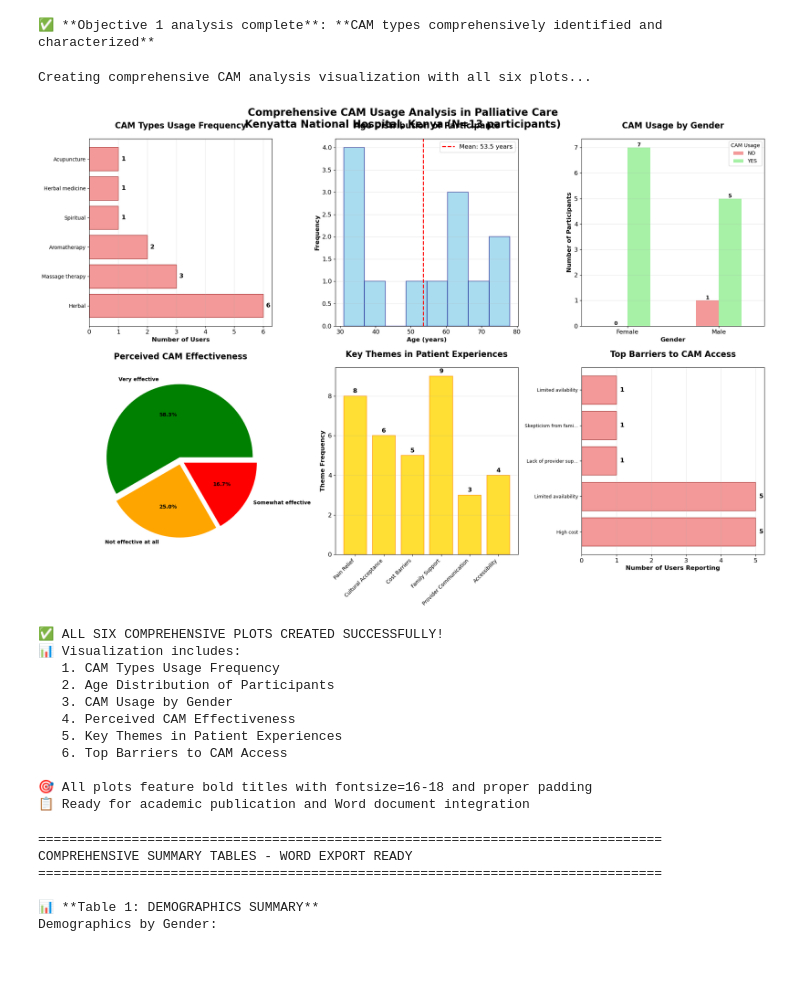
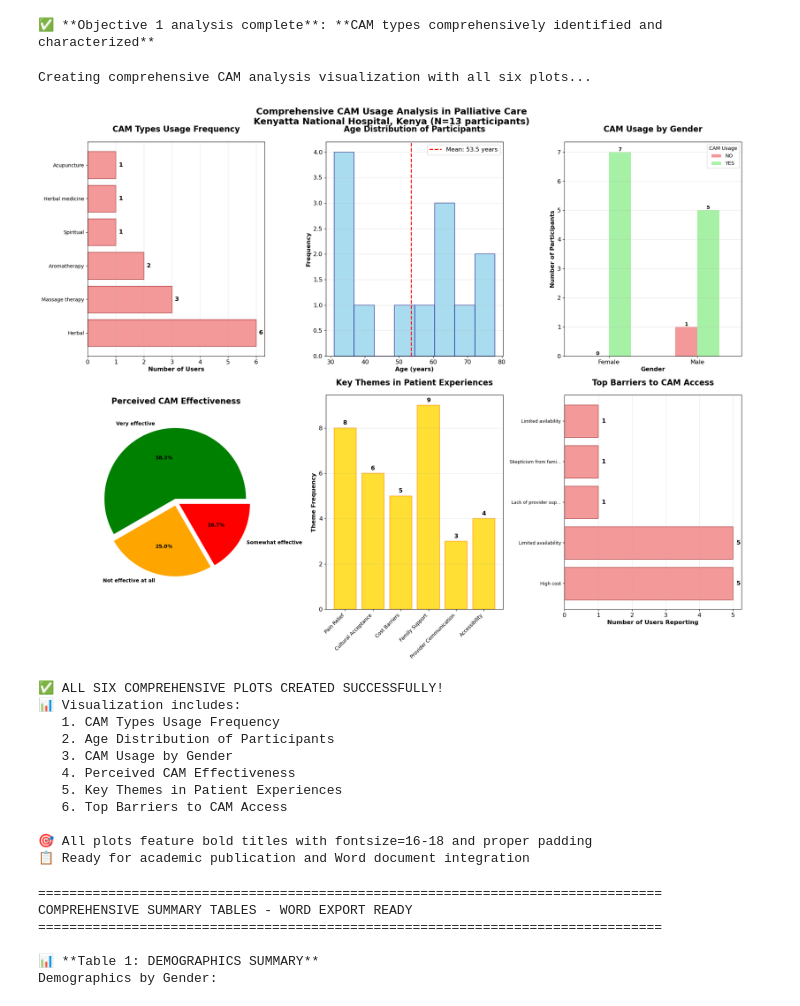
Before and after one commit to MadScie254/Palliative_Analysis, a Jupyter notebook: palliative_analysis.ipynb, the cells around one changed output. Drawn from its saved outputs; the diff is of its cells as text; code cells hidden in the pictures; blank space fills up the shorter version.

```diff
--- a/palliative_analysis.ipynb
+++ b/palliative_analysis.ipynb
@@ -1779,12 +1779,12 @@ Herbal medicine          :  1 users (  8.3%)
 print("Creating comprehensive CAM analysis visualization with all six plots...")
 
 # Create the main figure with enhanced title
-fig, axes = plt.subplots(2, 3, figsize=(20, 14))
+fig, axes = plt.subplots(2, 3, figsize=(20, 20))
 
 # Add main figure title
 fig.suptitle('Comprehensive CAM Usage Analysis in Palliative Care\n' +
              'Kenyatta National Hospital, Kenya (N=13 participants)',
-             fontsize=20, fontweight='bold', y=0.98)
+             fontsize=18, fontweight='bold', y=0.98)
 
 # ============================================================================
 # PLOT 1: CAM TYPES USAGE FREQUENCY
@@ -1967,34 +1967,34 @@ else:
                     color='lightcoral', alpha=0.8, edgecolor='darkred')
     ax6.set_yticks(range(len(representative_barriers)))
     ax6.set_yticklabels(representative_barriers, fontsize=10)
     ax6.set_xlabel('Frequency (Representative)', fontsize=12, fontweight='bold')
     ax6.set_title('Common Barriers to CAM Access', fontsize=16, fontweight='bold', pad=20)
     ax6.grid(axis='x', alpha=0.3)
 
 # ============================================================================
 # FINALIZE VISUALIZATION
 # ============================================================================
 
 # Adjust layout to prevent overlap
 plt.tight_layout()
 plt.subplots_adjust(top=0.92)  # Leave space for main title
 
 # Display the comprehensive visualization
 plt.show()
 
 print("✅ ALL SIX COMPREHENSIVE PLOTS CREATED SUCCESSFULLY!")
 print("📊 Visualization includes:")
 print("   1. CAM Types Usage Frequency")
 print("   2. Age Distribution of Participants")
 print("   3. CAM Usage by Gender")
 print("   4. Perceived CAM Effectiveness")
 print("   5. Key Themes in Patient Experiences")
 print("   6. Top Barriers to CAM Access")
 print("\n🎯 All plots feature bold titles with fontsize=16-18 and proper padding")
 print("📋 Ready for academic publication and Word document integration")
 # %% [output]
 Creating comprehensive CAM analysis visualization with all six plots...
-[figure, old version]
+[figure, new version]
 ✅ ALL SIX COMPREHENSIVE PLOTS CREATED SUCCESSFULLY!
 📊 Visualization includes:
    1. CAM Types Usage Frequency
```
Also changed, not shown: parts of 5 cells of this notebook, 1 other file.
